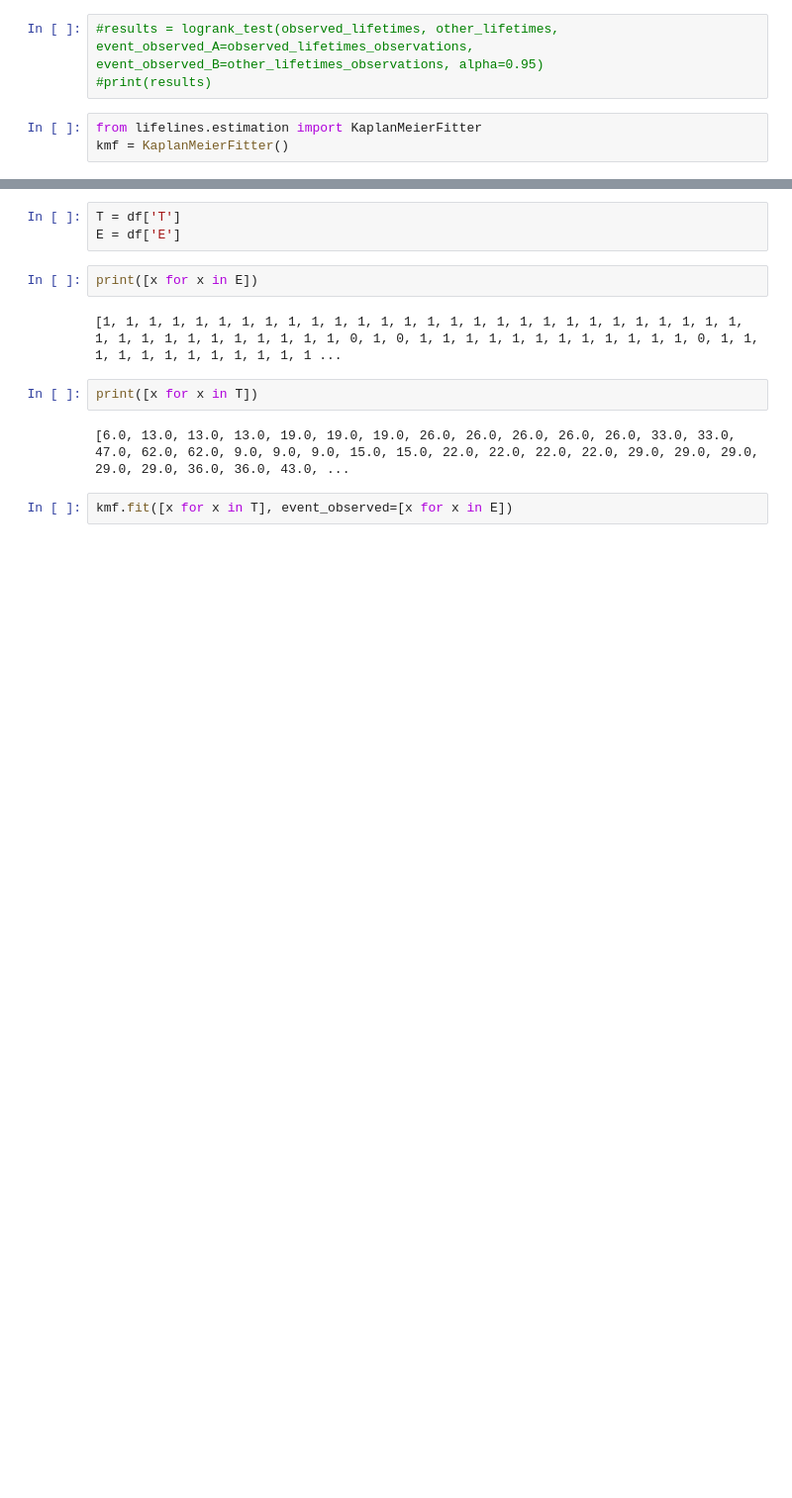
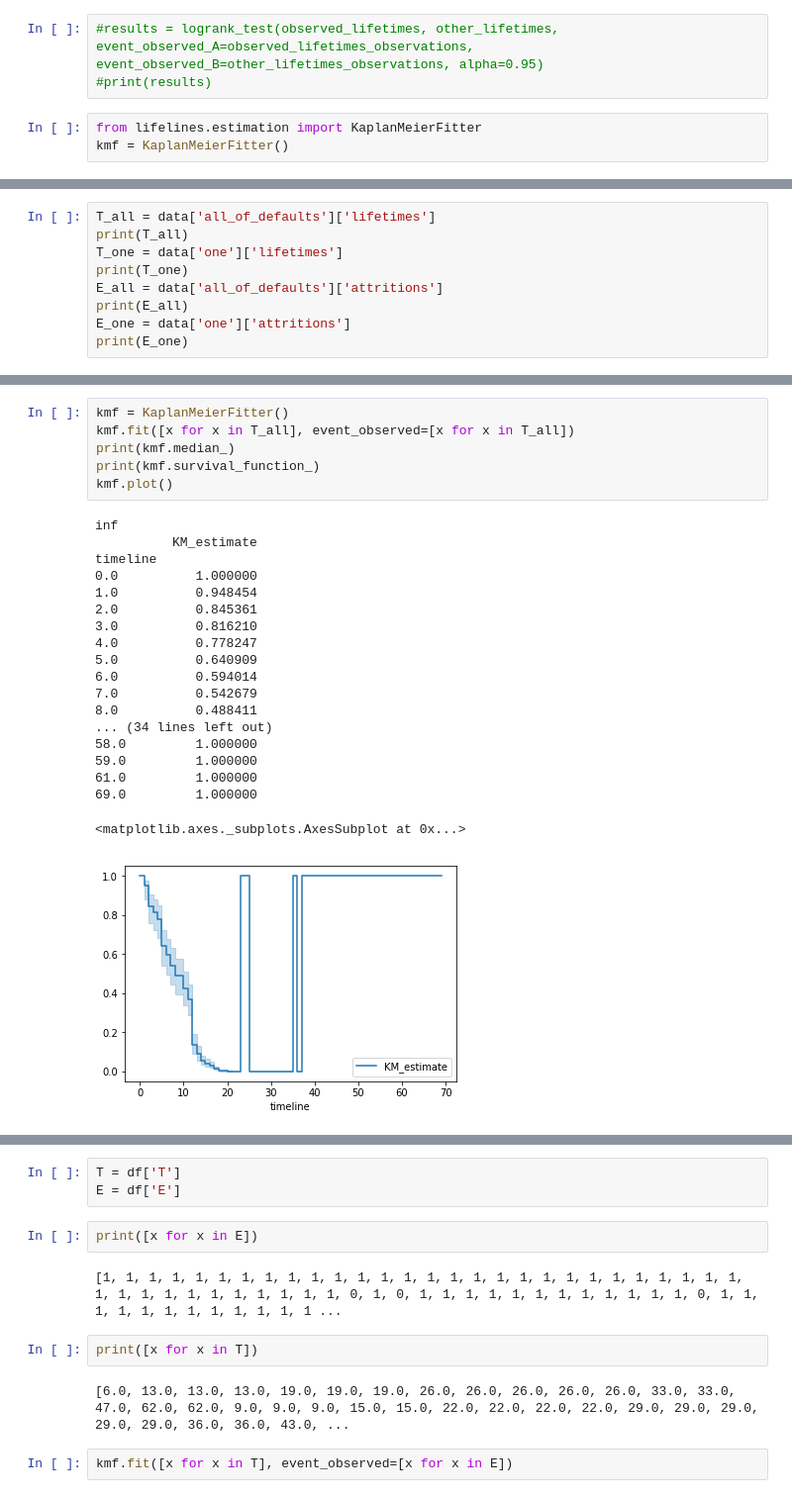
Before and after one commit to gkovacs/survival-analysis, a Jupyter notebook: survival-analysis.ipynb, the cells around one changed output, grey strips where cells are left out. Shown: that part at 99% size. Cells and saved outputs as stored; diff of their text form; blank space fills up the shorter version.

Commit message:
updated data

```diff
--- a/survival-analysis.ipynb
+++ b/survival-analysis.ipynb
@@ -72,0 +214,9 @@ kmf = KaplanMeierFitter()
+# %%
+T_all = data['all_of_defaults']['lifetimes']
+print(T_all)
+T_one = data['one']['lifetimes']
+print(T_one)
+E_all = data['all_of_defaults']['attritions']
+print(E_all)
+E_one = data['one']['attritions']
+print(E_one)
@@ -72,0 +228,26 @@ kmf = KaplanMeierFitter()
+# %%
+kmf = KaplanMeierFitter()
+kmf.fit([x for x in T_all], event_observed=[x for x in T_all])
+print(kmf.median_)
+print(kmf.survival_function_)
+kmf.plot()
+# %% [output]
+inf
+          KM_estimate
+timeline
+0.0          1.000000
+1.0          0.948454
+2.0          0.845361
+3.0          0.816210
+4.0          0.778247
+5.0          0.640909
+6.0          0.594014
+7.0          0.542679
+8.0          0.488411
+... (34 lines left out)
+58.0         1.000000
+59.0         1.000000
+61.0         1.000000
+69.0         1.000000
+<matplotlib.axes._subplots.AxesSubplot at 0x...>
+[figure, added]
```
Also changed, not shown: parts of 13 cells of this notebook.
